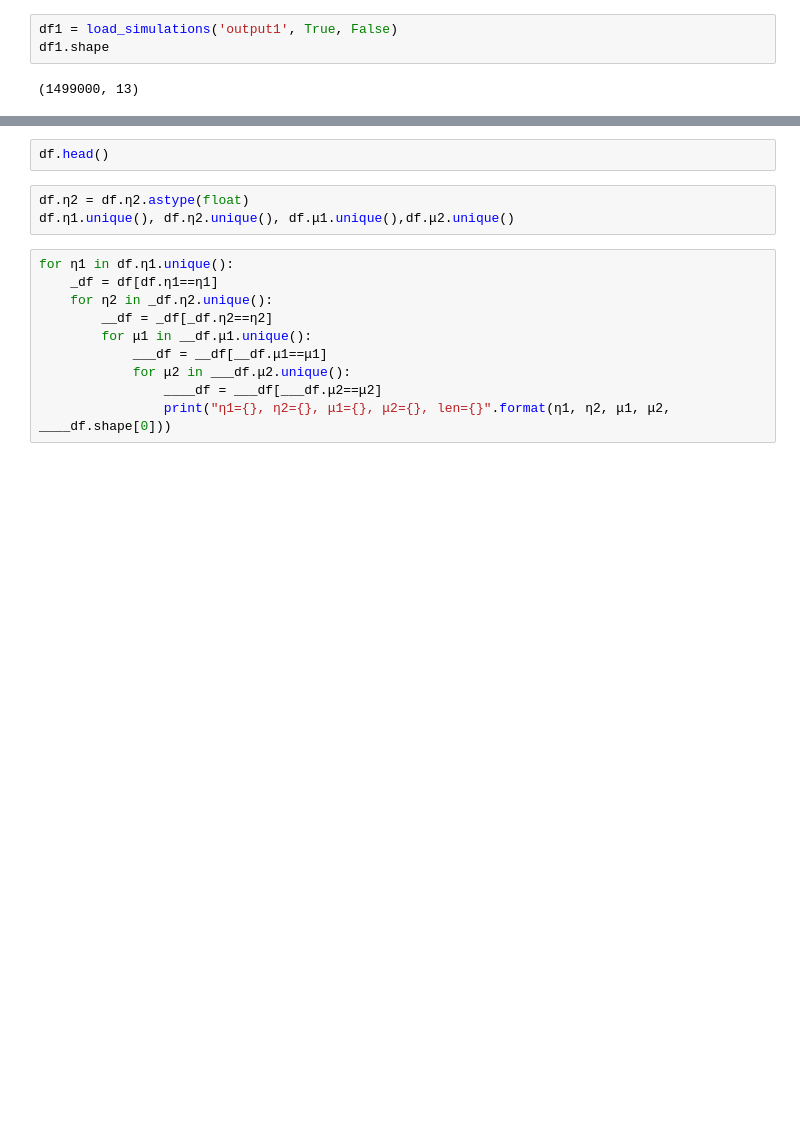
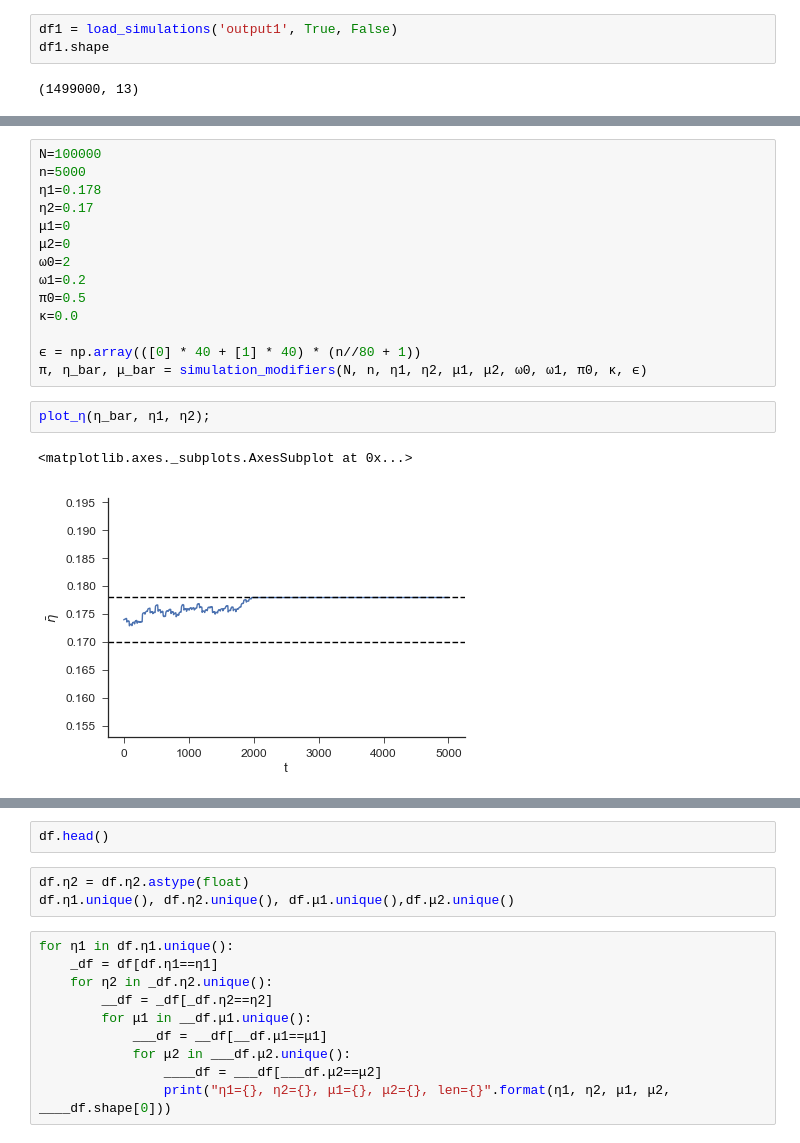
Before and after one commit to yoavram/Milpitas, a Jupyter notebook: simulation.ipynb, the cells around one changed output, grey strips where cells are left out. Drawn from its saved outputs; the diff is of its cells as text; blank space fills up the shorter version.

```diff
--- a/simulation.ipynb
+++ b/simulation.ipynb
@@ -218,0 +249,19 @@ KeyError: 'μ'
+# %%
+N=100000
+n=5000
+η1=0.178
+η2=0.17
+μ1=0
+μ2=0
+ω0=2
+ω1=0.2
+π0=0.5
+κ=0.0
+
+ϵ = np.array(([0] * 40 + [1] * 40) * (n//80 + 1))
+π, η_bar, μ_bar = simulation_modifiers(N, n, η1, η2, μ1, μ2, ω0, ω1, π0, κ, ϵ)
+# %%
+plot_η(η_bar, η1, η2);
+# %% [output]
+<matplotlib.axes._subplots.AxesSubplot at 0x...>
+[figure, added]
```
Also changed, not shown: parts of 12 cells of this notebook.
